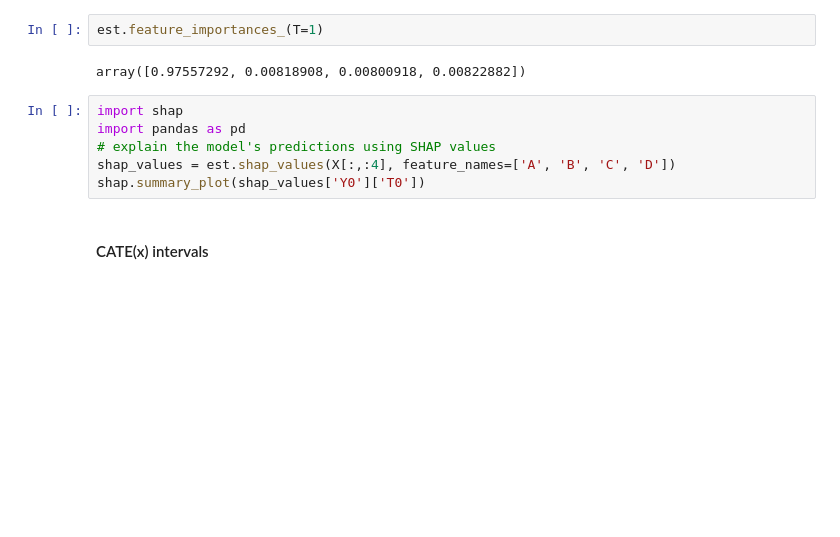
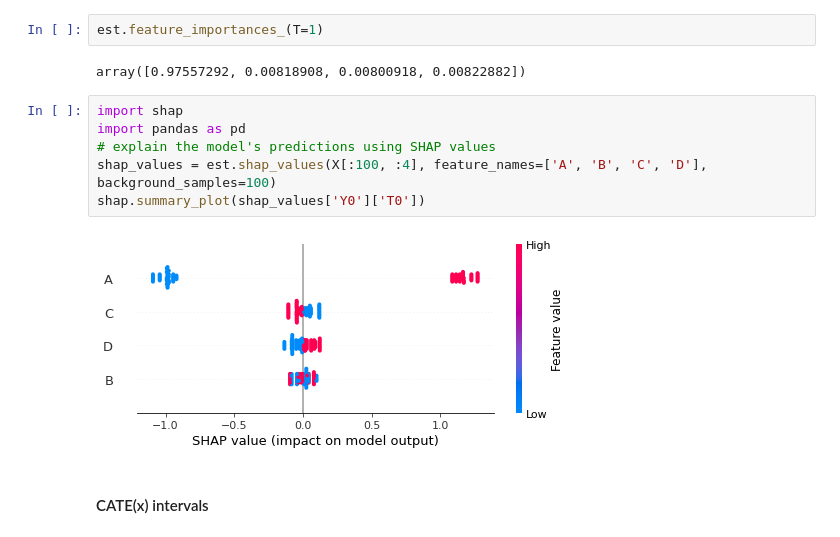
Before and after one commit to py-why/EconML, a Jupyter notebook: notebooks/Doubly Robust Learner and Interpretability.ipynb, the cells around one changed output. Saved outputs shown, nothing was run; the diff lists cells and outputs as text; blank space fills up the shorter version.

```diff
--- a/notebooks/Doubly Robust Learner and Interpretability.ipynb
+++ b/notebooks/Doubly Robust Learner and Interpretability.ipynb
@@ -335,9 +335,11 @@ array([0.97557292, 0.00818908, 0.00800918, 0.00822882])
 # %%
 import shap
 import pandas as pd
 # explain the model's predictions using SHAP values
-shap_values = est.shap_values(X[:,:4], feature_names=['A', 'B', 'C', 'D'])
+shap_values = est.shap_values(X[:100, :4], feature_names=['A', 'B', 'C', 'D'], background_samples=100)
 shap.summary_plot(shap_values['Y0']['T0'])
+# %% [output]
+[figure, added]
 # %% [markdown]
 #### CATE(x) intervals
 # %%
```
Also changed, not shown: parts of 3 cells of this notebook, 1 other file.
